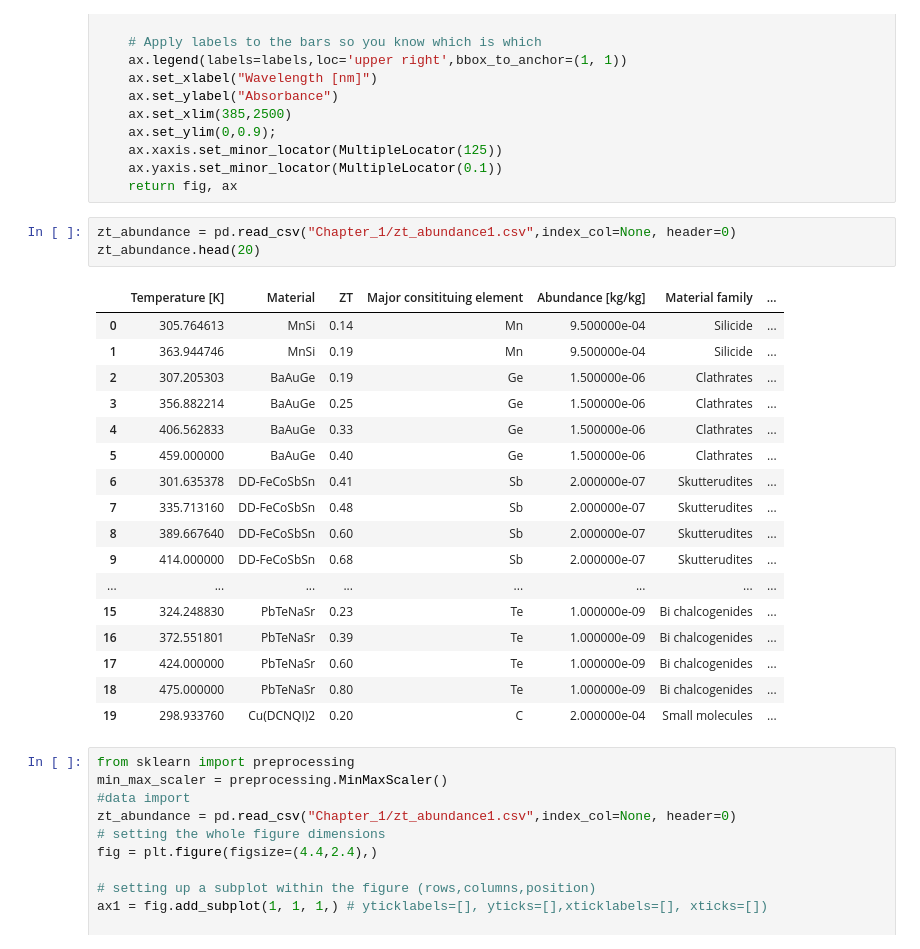
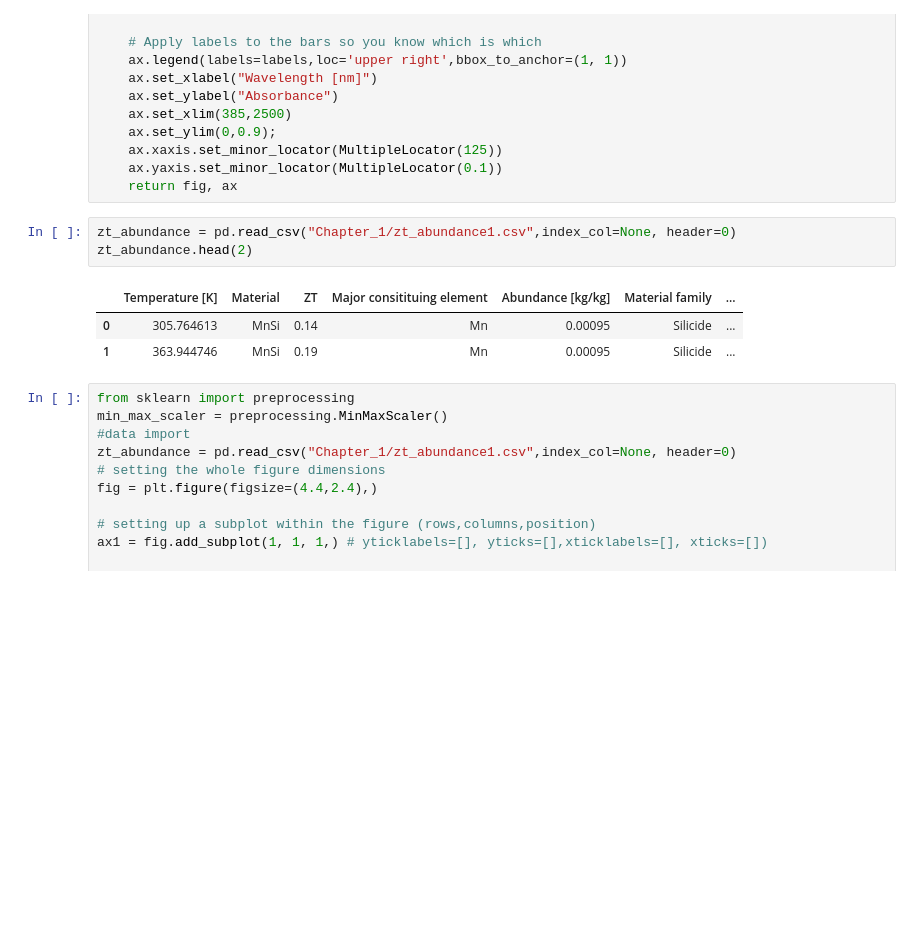
Before and after one commit to oszaar/OZA_PhD, a Jupyter notebook: main_notebook.ipynb, the cells around one changed output. Cells and saved outputs as stored; diff of their text form; blank space fills up the shorter version.

```diff
--- a/main_notebook.ipynb
+++ b/main_notebook.ipynb
@@ -139,25 +139,11 @@ def plot_absorbance_2(data,labels):
     return fig, ax
 # %%
 zt_abundance = pd.read_csv("Chapter_1/zt_abundance1.csv",index_col=None, header=0)
-zt_abundance.head(20)
+zt_abundance.head(2)
 # %% [output]
 |  | Temperature [K] | Material | ZT | Major consitituing element | Abundance [kg/kg] | Material family | ... |
-| 0 | 305.764613 | MnSi | 0.14 | Mn | 9.500000e-04 | Silicide | ... |
-| 1 | 363.944746 | MnSi | 0.19 | Mn | 9.500000e-04 | Silicide | ... |
-| 2 | 307.205303 | BaAuGe | 0.19 | Ge | 1.500000e-06 | Clathrates | ... |
-| 3 | 356.882214 | BaAuGe | 0.25 | Ge | 1.500000e-06 | Clathrates | ... |
-| 4 | 406.562833 | BaAuGe | 0.33 | Ge | 1.500000e-06 | Clathrates | ... |
-| 5 | 459.000000 | BaAuGe | 0.40 | Ge | 1.500000e-06 | Clathrates | ... |
-| 6 | 301.635378 | DD-FeCoSbSn | 0.41 | Sb | 2.000000e-07 | Skutterudites | ... |
-| 7 | 335.713160 | DD-FeCoSbSn | 0.48 | Sb | 2.000000e-07 | Skutterudites | ... |
-| 8 | 389.667640 | DD-FeCoSbSn | 0.60 | Sb | 2.000000e-07 | Skutterudites | ... |
-| 9 | 414.000000 | DD-FeCoSbSn | 0.68 | Sb | 2.000000e-07 | Skutterudites | ... |
-| ... | ... | ... | ... | ... | ... | ... | ... |
-| 15 | 324.248830 | PbTeNaSr | 0.23 | Te | 1.000000e-09 | Bi chalcogenides | ... |
-| 16 | 372.551801 | PbTeNaSr | 0.39 | Te | 1.000000e-09 | Bi chalcogenides | ... |
-| 17 | 424.000000 | PbTeNaSr | 0.60 | Te | 1.000000e-09 | Bi chalcogenides | ... |
-| 18 | 475.000000 | PbTeNaSr | 0.80 | Te | 1.000000e-09 | Bi chalcogenides | ... |
-| 19 | 298.933760 | Cu(DCNQI)2 | 0.20 | C | 2.000000e-04 | Small molecules | ... |
+| 0 | 305.764613 | MnSi | 0.14 | Mn | 0.00095 | Silicide | ... |
+| 1 | 363.944746 | MnSi | 0.19 | Mn | 0.00095 | Silicide | ... |
 # %%
 from sklearn import preprocessing
 min_max_scaler = preprocessing.MinMaxScaler()
```
Also changed, not shown: parts of 3 cells of this notebook, 50 other files.
